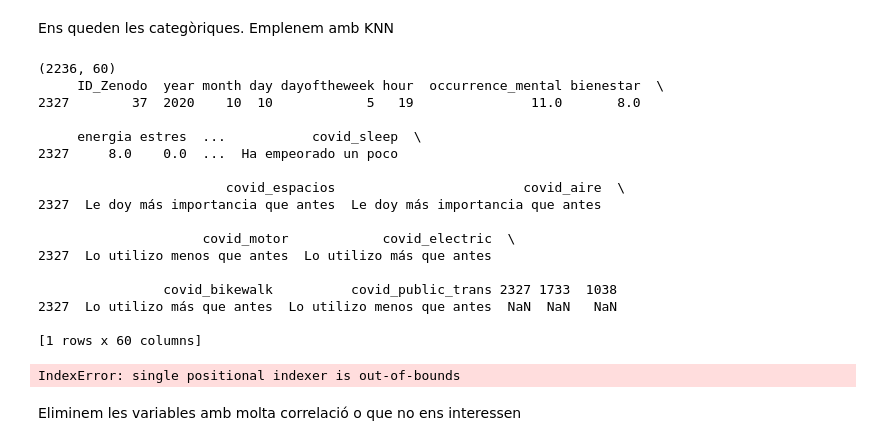
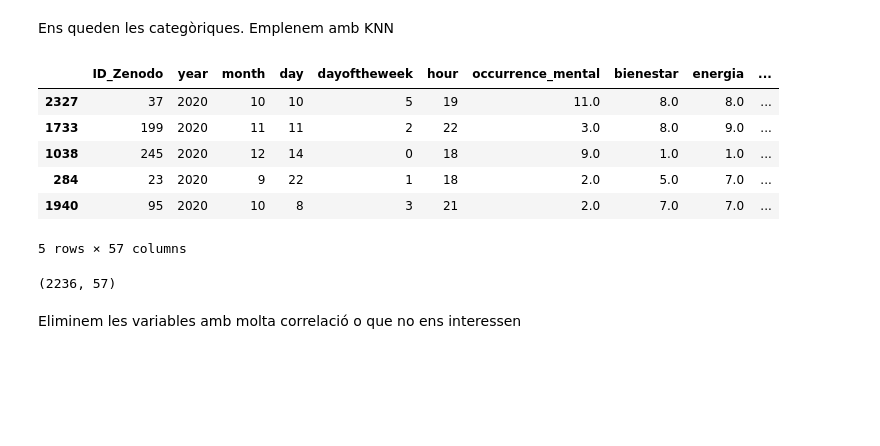
Before and after one commit to adraco007/Pollution_Health_BCN, a Jupyter notebook: practica1.ipynb, the cells around one changed output. Cells and saved outputs as stored; diff of their text form; code cells hidden in the pictures; blank space fills up the shorter version.

Commit message:
FIX KNN imputer
Co-authored-by: adraco007 <adraco007@users.noreply.github.com>

```diff
--- a/practica1.ipynb
+++ b/practica1.ipynb
@@ -323,14 +323,11 @@ class KNNImputer:
     def __init__(self, n_neighbors = 5):
         self.n_neighbors = n_neighbors
     def fit(self, X, numeric_cols):
-        print(X.shape)
-        self.X = X # suposem que les numeriques estan imputades
+        self.X = X.copy() # suposem que les numeriques estan imputades
         self.numeric = numeric_cols
-        self.vecinos = NearestNeighbors(n_neighbors=self.n_neighbors).fit(X[numeric_cols])
+        self.vecinos = NearestNeighbors(n_neighbors=self.n_neighbors).fit(X.dropna()[numeric_cols])
     def _get_mode(self, variable, indexs):
-        vecinos = [self.X.iloc[[i]] for i in indexs[0]]
-
-        print(vecinos[0])
+        vecinos = [self.X.iloc[[i]].iloc[0] for i in indexs[0]]
         valors = [v.iloc[variable] for v in vecinos]
         unique, counts = np.unique(valors, return_counts = True)
         mode = unique[np.argmax(counts)]
@@ -340,41 +337,34 @@ class KNNImputer:
         for variable, value in enumerate(row.isna()):
             if value:
                 mode = self._get_mode(variable, indexs)
-                row.iloc[[variable]] = mode
+                row.iloc[variable] = mode
         return row
     def transform(self, X):
         X_imputed = []
         for ind, row in X.iterrows():
             new_row = self._impute_row(row)
-            X[ind] = new_row
-        return X
+            X_imputed.append(new_row)
+        return pd.DataFrame(X_imputed, columns=X.columns)
 # %%
 cat_cols = X_train.select_dtypes(include=['object', 'category']).columns
 
 imputer = KNNImputer()
 
 imputer.fit(X_train, num_cols)
 
-X_train = imputer.transform(X_train)
+X_train_new = imputer.transform(X_train)
 
-X_train.head()
+X_train_new.head()
 # %% [output]
+|  | ID_Zenodo | year | month | day | dayoftheweek | hour | occurrence_mental | bienestar | energia | ... |
+| 2327 | 37 | 2020 | 10 | 10 | 5 | 19 | 11.0 | 8.0 | 8.0 | ... |
+| 1733 | 199 | 2020 | 11 | 11 | 2 | 22 | 3.0 | 8.0 | 9.0 | ... |
+| 1038 | 245 | 2020 | 12 | 14 | 0 | 18 | 9.0 | 1.0 | 1.0 | ... |
+| 284 | 23 | 2020 | 9 | 22 | 1 | 18 | 2.0 | 5.0 | 7.0 | ... |
+| 1940 | 95 | 2020 | 10 | 8 | 3 | 21 | 2.0 | 7.0 | 7.0 | ... |
-(2236, 60)
-     ID_Zenodo  year month day dayoftheweek hour  occurrence_mental bienestar  \
-2327        37  2020    10  10            5   19               11.0       8.0
-
-     energia estres  ...           covid_sleep  \
-2327     8.0    0.0  ...  Ha empeorado un poco
-
-                        covid_espacios                        covid_aire  \
-2327  Le doy más importancia que antes  Le doy más importancia que antes
-
-                     covid_motor            covid_electric  \
-2327  Lo utilizo menos que antes  Lo utilizo más que antes
-
-                covid_bikewalk          covid_public_trans 2327 1733  1038
-2327  Lo utilizo más que antes  Lo utilizo menos que antes  NaN  NaN   NaN
-
-[1 rows x 60 columns]
+5 rows × 57 columns
-IndexError: single positional indexer is out-of-bounds
+# %%
+X_train_new.shape
+# %% [output]
+(2236, 57)
 # %%
```
Also changed, not shown: parts of 1 cell of this notebook.
